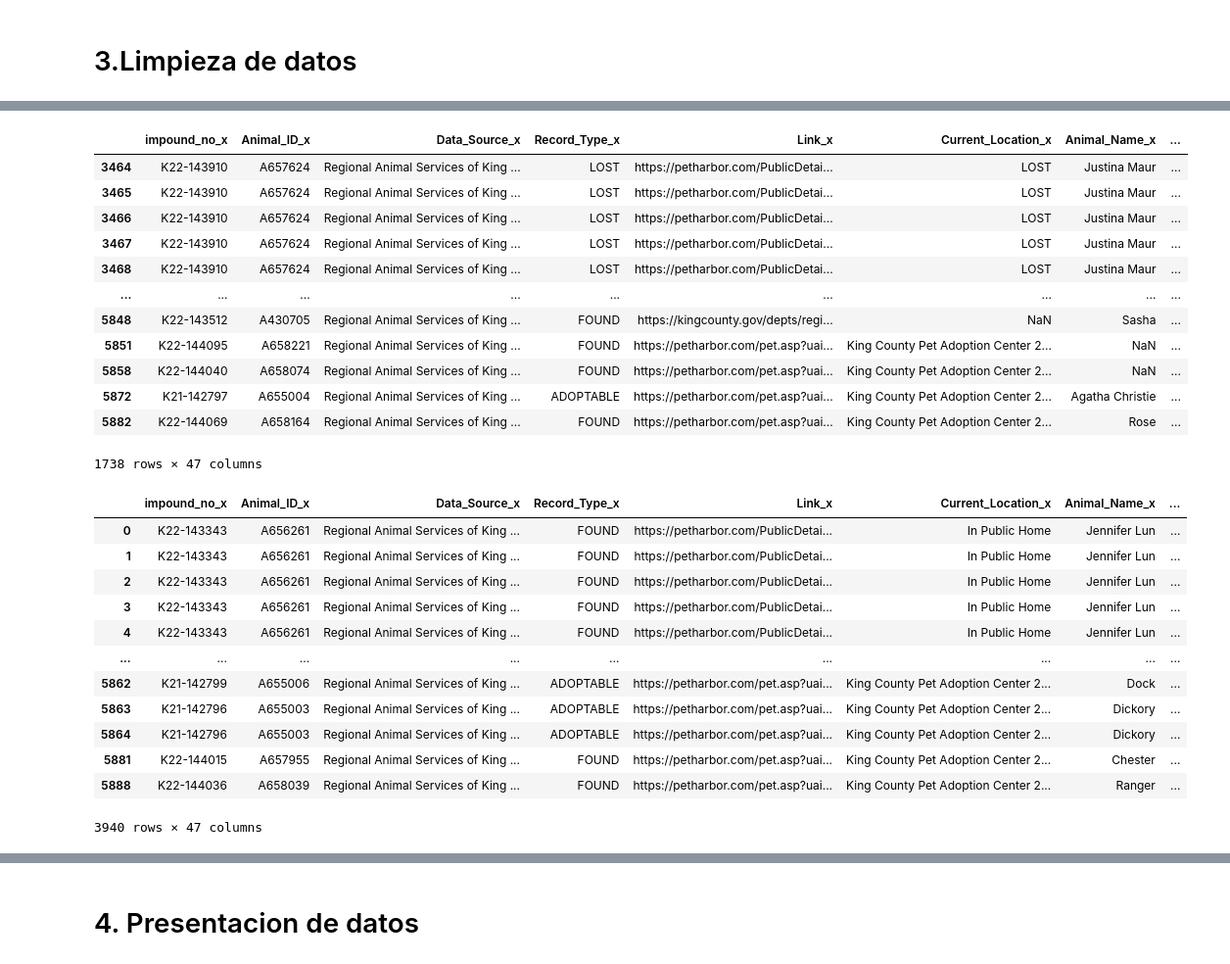
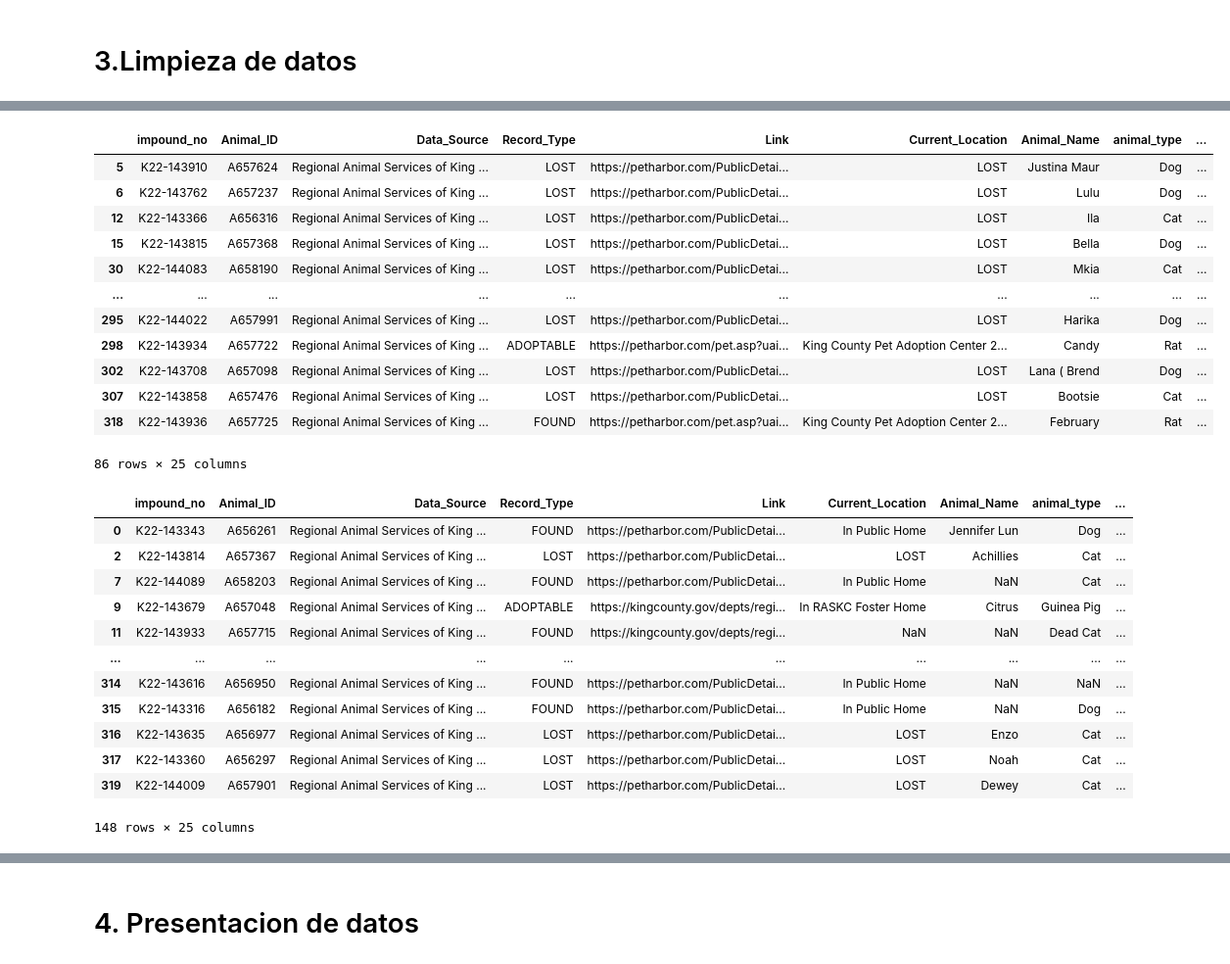
Before and after one commit to Rociotorrano/analisis_adopcion, a Jupyter notebook: Analisis sobre las adopciones.ipynb, the cells around one changed output, grey strips where cells are left out. Shown at 98% size. Saved outputs shown, nothing was run; the diff lists cells and outputs as text; code cells hidden in the pictures.

```diff
--- a/Analisis sobre las adopciones.ipynb
+++ b/Analisis sobre las adopciones.ipynb
@@ -29,5 +31,6 @@ import pandas as pd
 # %%
-pd.read_csv("dogs.csv")
+df = pd.read_csv("Datos/dogs.csv")
+df.head()
 # %% [output]
 |  | impound_no | Animal_ID | Data_Source | Record_Type | Link | Current_Location | Animal_Name | animal_type | ... |
 | 0 | K22-143343 | A656261 | Regional Animal Services of King ... | FOUND | https://petharbor.com/PublicDetai... | In Public Home | Jennifer Lun | Dog | ... |
@@ -45,5 +42,3 @@ pd.read_csv("dogs.csv")
-# %%
-df = pd.read_csv("dogs.csv")
 # %% [markdown]
 # 2. Exploracion
 # %%
@@ -163,33 +148,33 @@ merged[merged.animal_type == 'Cat']
 # %%
-merged[merged.Animal_Gender == 'Female']
+df[df.Animal_Gender == 'Female']
 # %% [output]
-|  | impound_no_x | Animal_ID_x | Data_Source_x | Record_Type_x | Link_x | Current_Location_x | Animal_Name_x | ... |
-| 3464 | K22-143910 | A657624 | Regional Animal Services of King ... | LOST | https://petharbor.com/PublicDetai... | LOST | Justina Maur | ... |
-| 3465 | K22-143910 | A657624 | Regional Animal Services of King ... | LOST | https://petharbor.com/PublicDetai... | LOST | Justina Maur | ... |
-| 3466 | K22-143910 | A657624 | Regional Animal Services of King ... | LOST | https://petharbor.com/PublicDetai... | LOST | Justina Maur | ... |
-| 3467 | K22-143910 | A657624 | Regional Animal Services of King ... | LOST | https://petharbor.com/PublicDetai... | LOST | Justina Maur | ... |
-| 3468 | K22-143910 | A657624 | Regional Animal Services of King ... | LOST | https://petharbor.com/PublicDetai... | LOST | Justina Maur | ... |
-| ... | ... | ... | ... | ... | ... | ... | ... | ... |
-| 5848 | K22-143512 | A430705 | Regional Animal Services of King ... | FOUND | https://kingcounty.gov/depts/regi... | NaN | Sasha | ... |
-| 5851 | K22-144095 | A658221 | Regional Animal Services of King ... | FOUND | https://petharbor.com/pet.asp?uai... | King County Pet Adoption Center 2... | NaN | ... |
-| 5858 | K22-144040 | A658074 | Regional Animal Services of King ... | FOUND | https://petharbor.com/pet.asp?uai... | King County Pet Adoption Center 2... | NaN | ... |
-| 5872 | K21-142797 | A655004 | Regional Animal Services of King ... | ADOPTABLE | https://petharbor.com/pet.asp?uai... | King County Pet Adoption Center 2... | Agatha Christie | ... |
-| 5882 | K22-144069 | A658164 | Regional Animal Services of King ... | FOUND | https://petharbor.com/pet.asp?uai... | King County Pet Adoption Center 2... | Rose | ... |
+|  | impound_no | Animal_ID | Data_Source | Record_Type | Link | Current_Location | Animal_Name | animal_type | ... |
+| 5 | K22-143910 | A657624 | Regional Animal Services of King ... | LOST | https://petharbor.com/PublicDetai... | LOST | Justina Maur | Dog | ... |
+| 6 | K22-143762 | A657237 | Regional Animal Services of King ... | LOST | https://petharbor.com/PublicDetai... | LOST | Lulu | Dog | ... |
+| 12 | K22-143366 | A656316 | Regional Animal Services of King ... | LOST | https://petharbor.com/PublicDetai... | LOST | Ila | Cat | ... |
+| 15 | K22-143815 | A657368 | Regional Animal Services of King ... | LOST | https://petharbor.com/PublicDetai... | LOST | Bella | Dog | ... |
+| 30 | K22-144083 | A658190 | Regional Animal Services of King ... | LOST | https://petharbor.com/PublicDetai... | LOST | Mkia | Cat | ... |
+| ... | ... | ... | ... | ... | ... | ... | ... | ... | ... |
+| 295 | K22-144022 | A657991 | Regional Animal Services of King ... | LOST | https://petharbor.com/PublicDetai... | LOST | Harika | Dog | ... |
+| 298 | K22-143934 | A657722 | Regional Animal Services of King ... | ADOPTABLE | https://petharbor.com/pet.asp?uai... | King County Pet Adoption Center 2... | Candy | Rat | ... |
+| 302 | K22-143708 | A657098 | Regional Animal Services of King ... | LOST | https://petharbor.com/PublicDetai... | LOST | Lana ( Brend | Dog | ... |
+| 307 | K22-143858 | A657476 | Regional Animal Services of King ... | LOST | https://petharbor.com/PublicDetai... | LOST | Bootsie | Cat | ... |
+| 318 | K22-143936 | A657725 | Regional Animal Services of King ... | FOUND | https://petharbor.com/pet.asp?uai... | King County Pet Adoption Center 2... | February | Rat | ... |
-1738 rows × 47 columns
+86 rows × 25 columns
 # %%
-merged[merged.Animal_Gender == 'Male']
+df[df.Animal_Gender == 'Male']
 # %% [output]
-|  | impound_no_x | Animal_ID_x | Data_Source_x | Record_Type_x | Link_x | Current_Location_x | Animal_Name_x | ... |
-| 0 | K22-143343 | A656261 | Regional Animal Services of King ... | FOUND | https://petharbor.com/PublicDetai... | In Public Home | Jennifer Lun | ... |
-| 1 | K22-143343 | A656261 | Regional Animal Services of King ... | FOUND | https://petharbor.com/PublicDetai... | In Public Home | Jennifer Lun | ... |
-| 2 | K22-143343 | A656261 | Regional Animal Services of King ... | FOUND | https://petharbor.com/PublicDetai... | In Public Home | Jennifer Lun | ... |
-| 3 | K22-143343 | A656261 | Regional Animal Services of King ... | FOUND | https://petharbor.com/PublicDetai... | In Public Home | Jennifer Lun | ... |
-| 4 | K22-143343 | A656261 | Regional Animal Services of King ... | FOUND | https://petharbor.com/PublicDetai... | In Public Home | Jennifer Lun | ... |
-| ... | ... | ... | ... | ... | ... | ... | ... | ... |
-| 5862 | K21-142799 | A655006 | Regional Animal Services of King ... | ADOPTABLE | https://petharbor.com/pet.asp?uai... | King County Pet Adoption Center 2... | Dock | ... |
-| 5863 | K21-142796 | A655003 | Regional Animal Services of King ... | ADOPTABLE | https://petharbor.com/pet.asp?uai... | King County Pet Adoption Center 2... | Dickory | ... |
-| 5864 | K21-142796 | A655003 | Regional Animal Services of King ... | ADOPTABLE | https://petharbor.com/pet.asp?uai... | King County Pet Adoption Center 2... | Dickory | ... |
-| 5881 | K22-144015 | A657955 | Regional Animal Services of King ... | FOUND | https://petharbor.com/pet.asp?uai... | King County Pet Adoption Center 2... | Chester | ... |
-| 5888 | K22-144036 | A658039 | Regional Animal Services of King ... | FOUND | https://petharbor.com/pet.asp?uai... | King County Pet Adoption Center 2... | Ranger | ... |
+|  | impound_no | Animal_ID | Data_Source | Record_Type | Link | Current_Location | Animal_Name | animal_type | ... |
+| 0 | K22-143343 | A656261 | Regional Animal Services of King ... | FOUND | https://petharbor.com/PublicDetai... | In Public Home | Jennifer Lun | Dog | ... |
+| 2 | K22-143814 | A657367 | Regional Animal Services of King ... | LOST | https://petharbor.com/PublicDetai... | LOST | Achillies | Cat | ... |
+| 7 | K22-144089 | A658203 | Regional Animal Services of King ... | FOUND | https://petharbor.com/PublicDetai... | In Public Home | NaN | Cat | ... |
+| 9 | K22-143679 | A657048 | Regional Animal Services of King ... | ADOPTABLE | https://kingcounty.gov/depts/regi... | In RASKC Foster Home | Citrus | Guinea Pig | ... |
+| 11 | K22-143933 | A657715 | Regional Animal Services of King ... | FOUND | https://kingcounty.gov/depts/regi... | NaN | NaN | Dead Cat | ... |
+| ... | ... | ... | ... | ... | ... | ... | ... | ... | ... |
+| 314 | K22-143616 | A656950 | Regional Animal Services of King ... | FOUND | https://petharbor.com/PublicDetai... | In Public Home | NaN | NaN | ... |
+| 315 | K22-143316 | A656182 | Regional Animal Services of King ... | FOUND | https://petharbor.com/PublicDetai... | In Public Home | NaN | Dog | ... |
+| 316 | K22-143635 | A656977 | Regional Animal Services of King ... | LOST | https://petharbor.com/PublicDetai... | LOST | Enzo | Cat | ... |
+| 317 | K22-143360 | A656297 | Regional Animal Services of King ... | LOST | https://petharbor.com/PublicDetai... | LOST | Noah | Cat | ... |
+| 319 | K22-144009 | A657901 | Regional Animal Services of King ... | LOST | https://petharbor.com/PublicDetai... | LOST | Dewey | Cat | ... |
-3940 rows × 47 columns
+148 rows × 25 columns
 # %%
```
Also changed, not shown: parts of 16 cells of this notebook, 1 other file.
